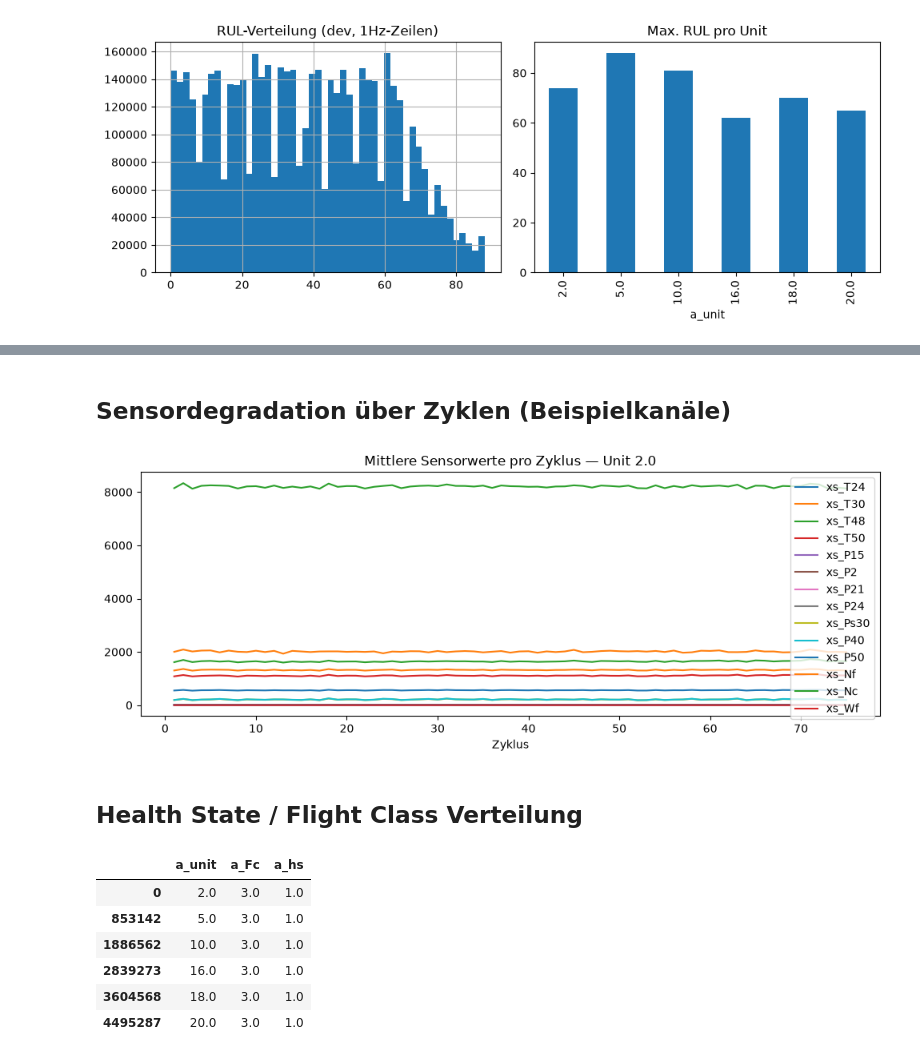
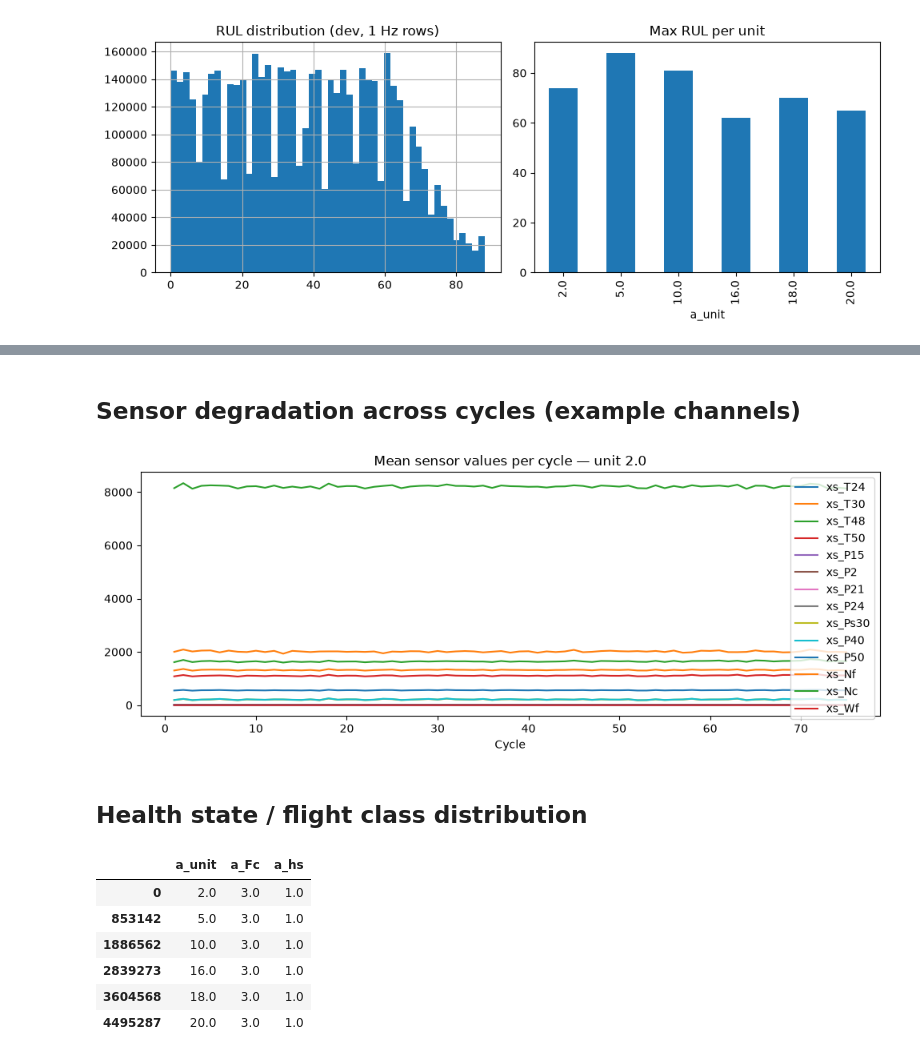
Before and after one commit to Say43/TurbofanRUL-NCMAPSS, a Jupyter notebook: notebooks/01_eda_ds02.ipynb, the cells around one changed output, grey strips where cells are left out. Drawn from its saved outputs; the diff is of its cells as text; code cells hidden in the pictures.

```diff
--- a/notebooks/01_eda_ds02.ipynb
+++ b/notebooks/01_eda_ds02.ipynb
@@ -67,18 +67,18 @@ fig.tight_layout()
 # %% [markdown]
-## Sensordegradation über Zyklen (Beispielkanäle)
+## Sensor degradation across cycles (example channels)
 # %%
 xs_cols = [c for c in sample.columns if c.startswith("xs_")]
 per_cycle_mean = sample.groupby("a_cycle")[xs_cols].mean()
 
 fig, ax = plt.subplots(figsize=(10, 4))
 per_cycle_mean.plot(ax=ax, legend=True)
-ax.set_title(f"Mittlere Sensorwerte pro Zyklus — Unit {unit}")
-ax.set_xlabel("Zyklus")
+ax.set_title(f"Mean sensor values per cycle — unit {unit}")
+ax.set_xlabel("Cycle")
 fig.tight_layout()
 # %% [output]
-[figure, old version]
+[figure, new version]
 # %% [markdown]
-## Health State / Flight Class Verteilung
+## Health state / flight class distribution
 # %%
 df_dev[["a_unit", "a_Fc", "a_hs"]].drop_duplicates(subset=["a_unit"]).sort_values("a_unit")
 # %% [output]
```
Also changed, not shown: parts of 7 cells of this notebook, 7 other files.
